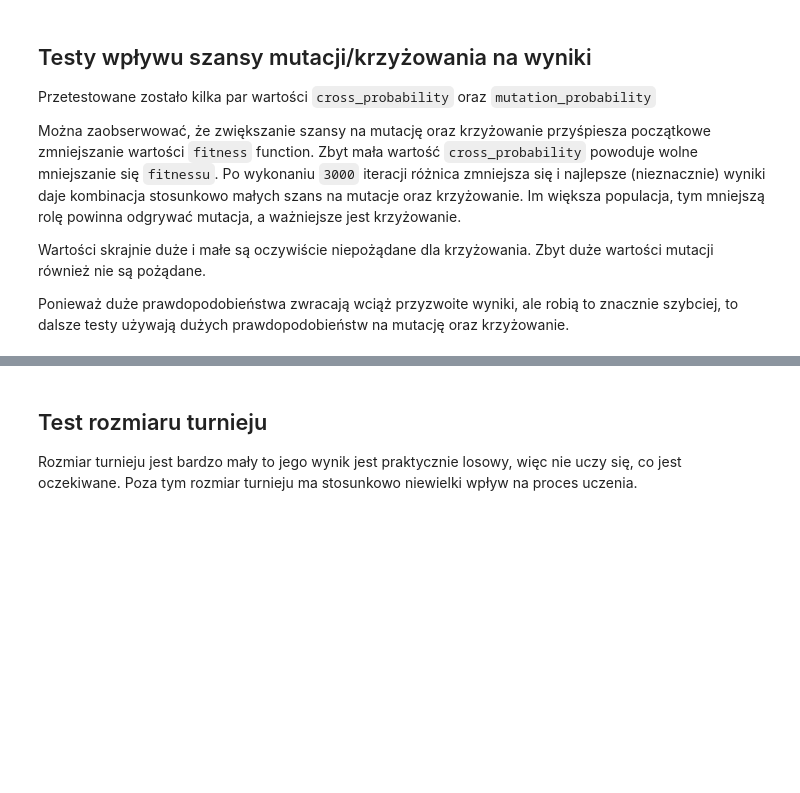
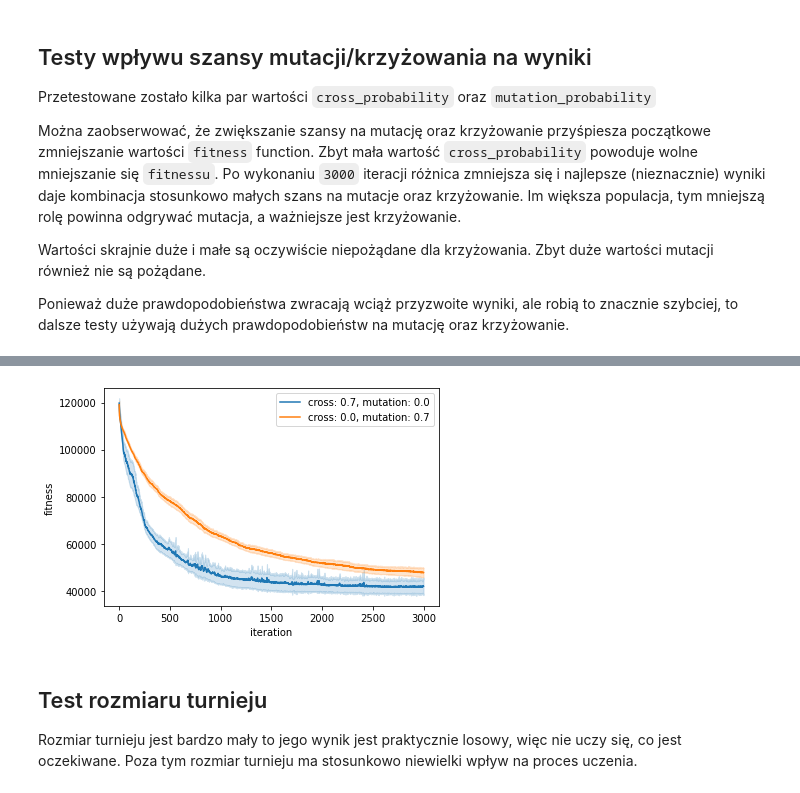
Before and after one commit to janpawlowskiof/university-ml-lab2, a Jupyter notebook: raport.ipynb, the cells around one changed output, grey strips where cells are left out. Cells and saved outputs as stored; diff of their text form; code cells hidden in the pictures; blank space fills up the shorter version.

```diff
--- a/raport.ipynb
+++ b/raport.ipynb
@@ -78,3 +80,8 @@ run_and_plot_test_for_probabilites(cross_probability=0.7, mutation_probability=0
+# %%
+run_and_plot_test_for_probabilites(cross_probability=0.7, mutation_probability=0.0)
+run_and_plot_test_for_probabilites(cross_probability=0.0, mutation_probability=0.7)
+# %% [output]
+[figure, added]
 # %% [markdown]
 ## Test rozmiaru turnieju
 
```
Also changed, not shown: parts of 10 cells of this notebook, 6 other files.
